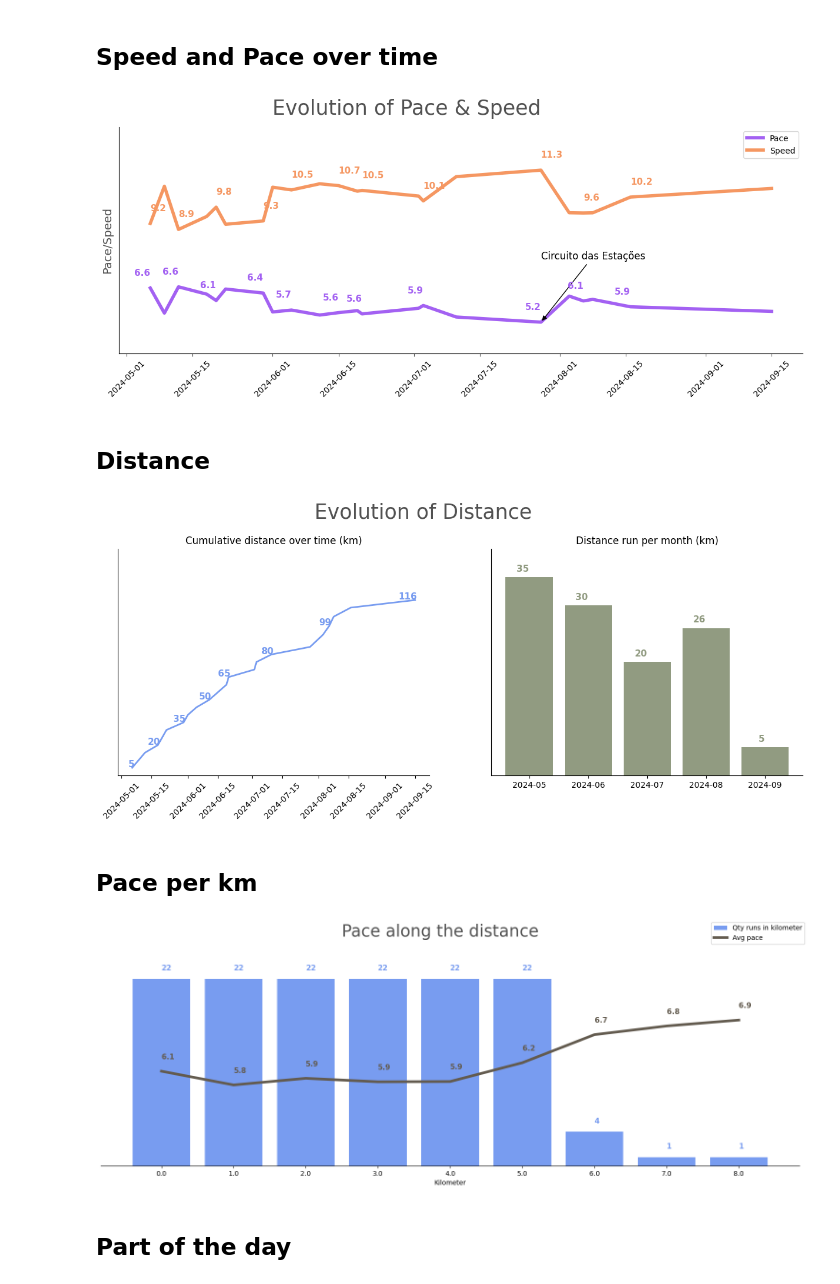
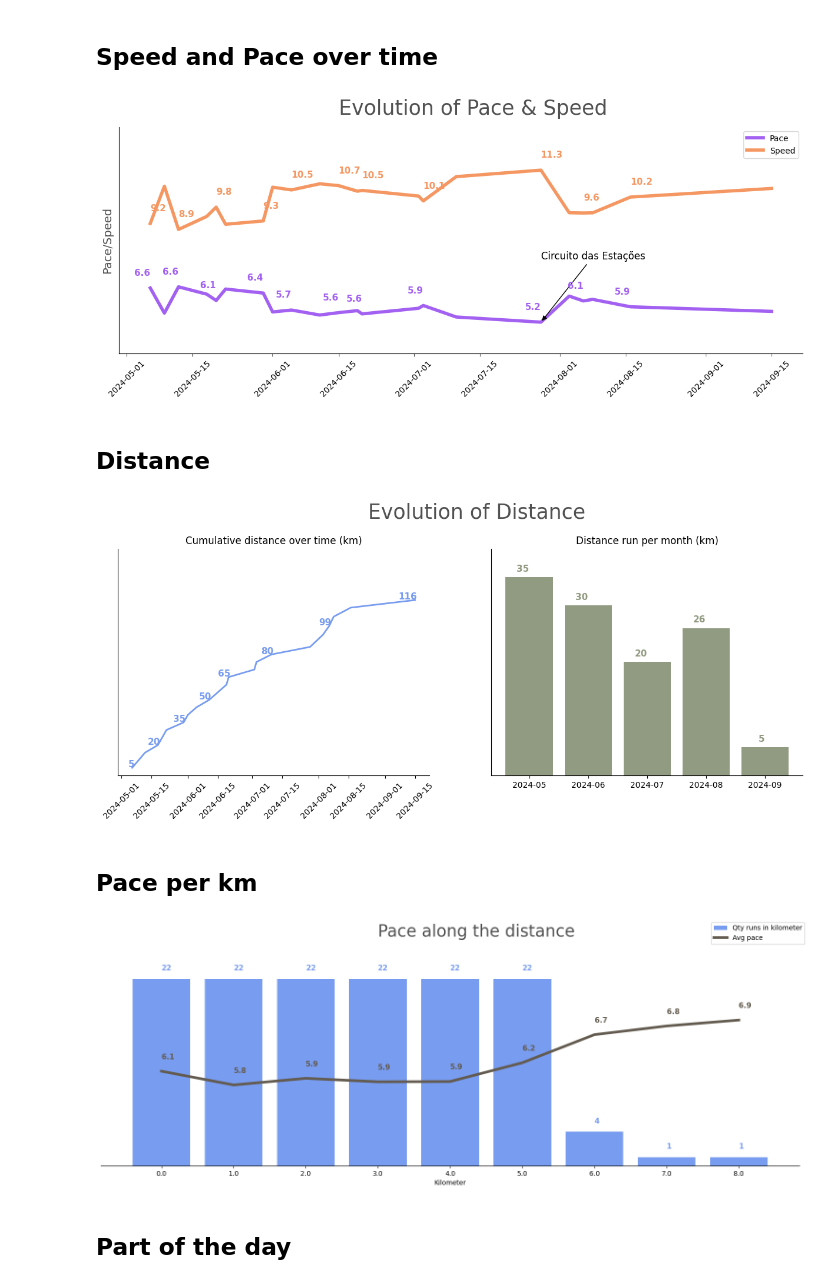
Before and after one commit to eduardoscovino/running-analytics, a Jupyter notebook: Analysis.ipynb, the cells around one changed output. Saved outputs shown, nothing was run; the diff lists cells and outputs as text; code cells hidden in the pictures.

```diff
--- a/Analysis.ipynb
+++ b/Analysis.ipynb
@@ -68,35 +67,35 @@ y = df_agg['pace'][index]
 ax.spines[['right', 'top']].set_visible(False)
 
 ax.set_yticks([])
 ax.set_ylabel('Pace/Speed', fontsize=14, color=GRAY)
 ax.tick_params(axis='y', labelsize=12, color=GRAY)
 ax.tick_params(axis='x', rotation=45, color=GRAY)
 ax.set_ylim(4, 13)
 
 ax.annotate(
     'Circuito das Estações',
     xy=(x, y),
     xytext=(x, y + 2.5),
     arrowprops=dict(facecolor='black', arrowstyle='-|>'),  # Estilo da seta
     fontsize=12,
     color='black'
 )
 
 for i in range(0, len(df_agg), 2):
     ax.text(
         df_agg['date'][i], df_agg['pace'][i] + 0.5, f'{df_agg["pace"][i]:.1f}', fontsize=11, fontweight='bold', color=PURPLE, ha='right'
     )
     ax.text(
         df_agg['date'][i], df_agg['speed'][i] + 0.5, f'{df_agg["speed"][i]:.1f}', fontsize=11, fontweight='bold', color=ORANGE, ha='left'
     )
 
-ax.text(df_agg['date'].min() + pd.Timedelta(days=26), 13.5, 'Evolution of Pace & Speed', fontsize=25, color=GRAY)
+ax.text(df_agg['date'].min() + pd.Timedelta(days=40), 13.5, 'Evolution of Pace & Speed', fontsize=25, color=GRAY)
 
 ax.legend()
 
 plt.show()
 # %% [output]
-[figure, old version]
+[figure, new version]
 # %% [markdown]
 ## Distance
 # %%
@@ -129,11 +128,11 @@ for i in range(0, len(df_agg_monthly)):
         df_agg_monthly['month'][i], df_agg_monthly['km'][i] + 1, f'{df_agg_monthly["km"][i]:.0f}', fontsize=11, fontweight='bold', color=GREEN, ha='right'
     )
 
-axs[0].text(df_agg['date'].min() + pd.Timedelta(days=85), 170, 'Evolution of Distance', fontsize=25, color=GRAY)
+axs[0].text(df_agg['date'].min() + pd.Timedelta(days=110), 170, 'Evolution of Distance', fontsize=25, color=GRAY)
 
 plt.show()
 # %% [output]
-[figure, old version]
+[figure, new version]
 # %% [markdown]
 ## Pace per km
 # %%
@@ -168,10 +167,10 @@ for i in range(0, len(pace_per_km)):
 ax1.set_xlabel('Kilometer')
 fig.legend()
 
-ax1.text(pace_per_km['km'].mean()-1.5, pace_per_km['id'].max()+5, 'Pace along the distance', fontsize=25, color=GRAY)
+ax1.text(pace_per_km['km'].mean()-1, pace_per_km['id'].max()+5, 'Pace along the distance', fontsize=25, color=GRAY)
 plt.show()
 # %% [output]
-[figure, old version]
+[figure, new version]
 # %% [markdown]
 ## Part of the day
 # %%
```
Also changed, not shown: parts of 13 cells of this notebook.
